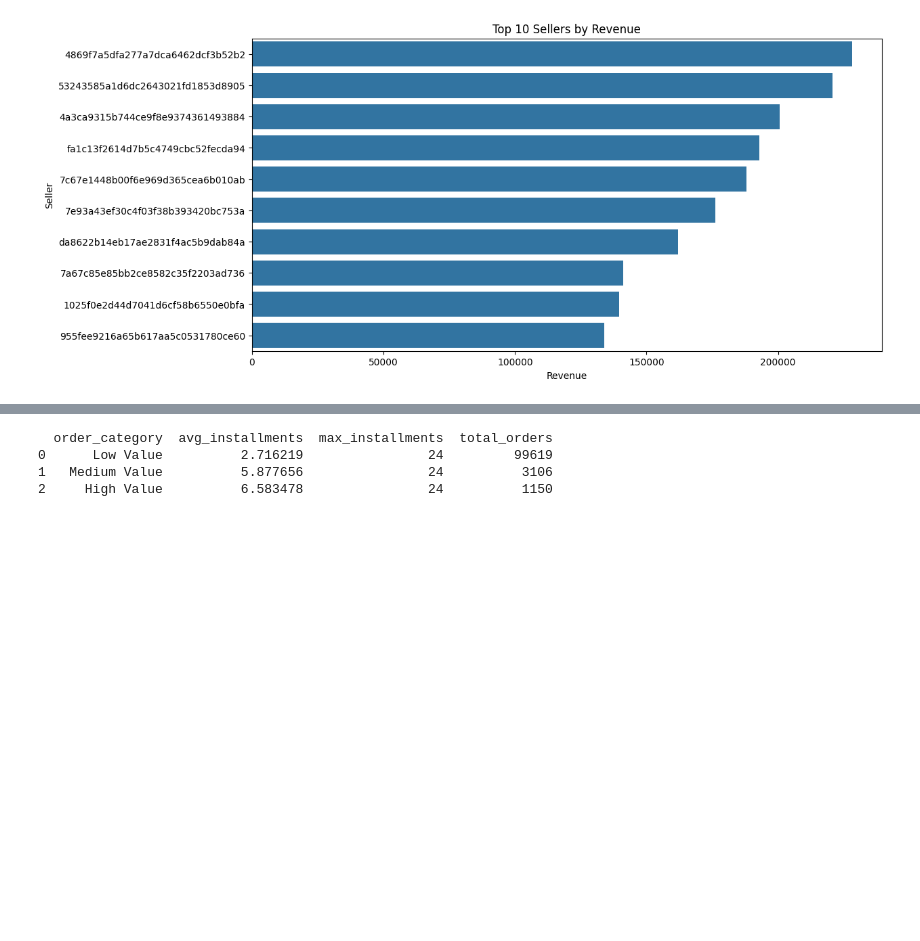
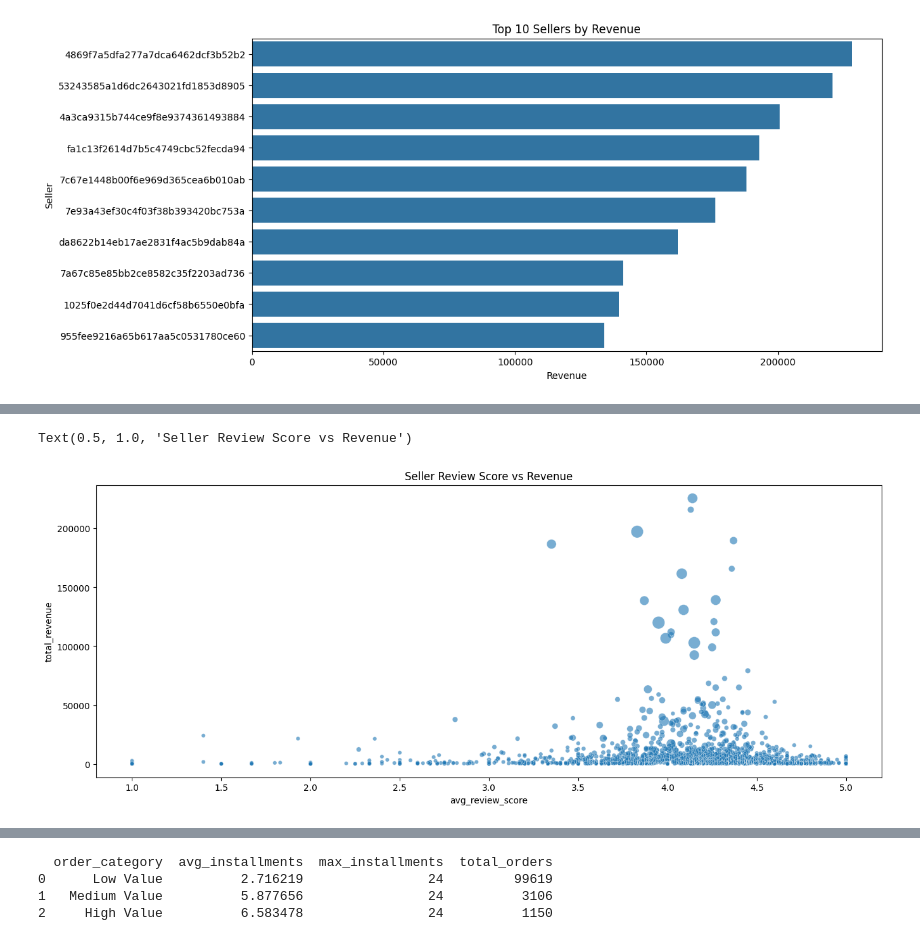
Before and after one commit to vasudevpatel01/Olist_ecommerce_analysis, a Jupyter notebook: notebook/analysis.ipynb, the cells around one changed output, grey strips where cells are left out. Saved outputs shown, nothing was run; the diff lists cells and outputs as text; code cells hidden in the pictures; blank space fills up the shorter version.

```diff
--- a/notebook/analysis.ipynb
+++ b/notebook/analysis.ipynb
@@ -177,0 +264,20 @@ plt.show()
+# %%
+df_seller_reviws = run_query("""SELECT
+    oi.seller_id,
+    ROUND(AVG(r.review_score),2) AS avg_review_score,
+    COUNT(DISTINCT o.order_id) AS total_orders,
+    SUM(oi.price) AS total_revenue
+FROM reviews r
+JOIN orders o ON r.order_id = o.order_id
+JOIN order_items oi ON o.order_id = oi.order_id
+WHERE o.order_status = 'delivered'
+GROUP BY oi.seller_id
+ORDER BY avg_review_score DESC;""")
+
+plt.figure(figsize=(16,6))
+sns.scatterplot(data=df_seller_reviws, x='avg_review_score', y='total_revenue', size='total_orders', sizes=(20, 200), alpha=0.6, legend=False)
+plt.title("Seller Review Score vs Revenue")
+plt.show()
+# %% [output]
+Text(0.5, 1.0, 'Seller Review Score vs Revenue')
+[figure, added]
```
Also changed, not shown: parts of 37 cells of this notebook, 1 other file.
